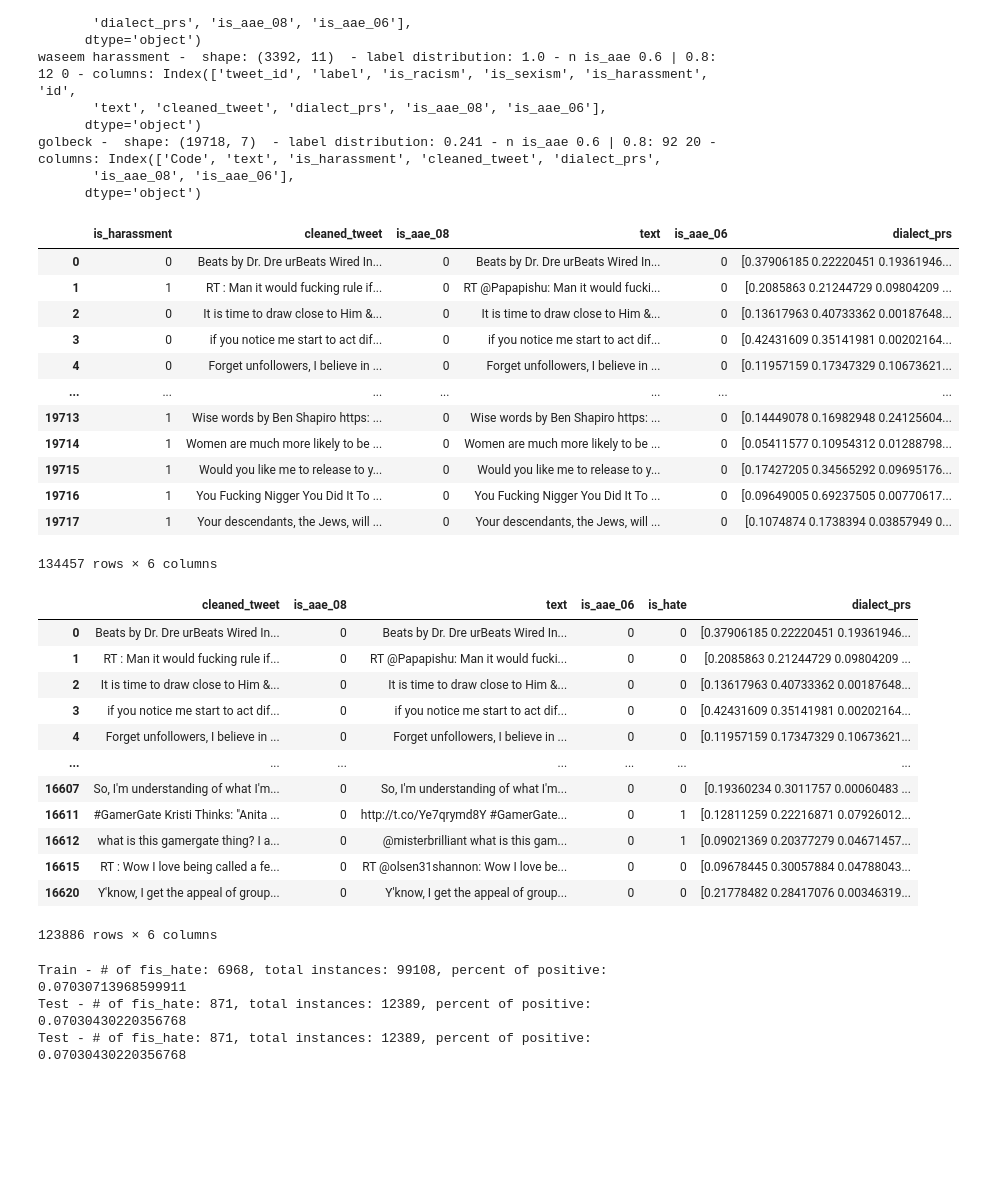
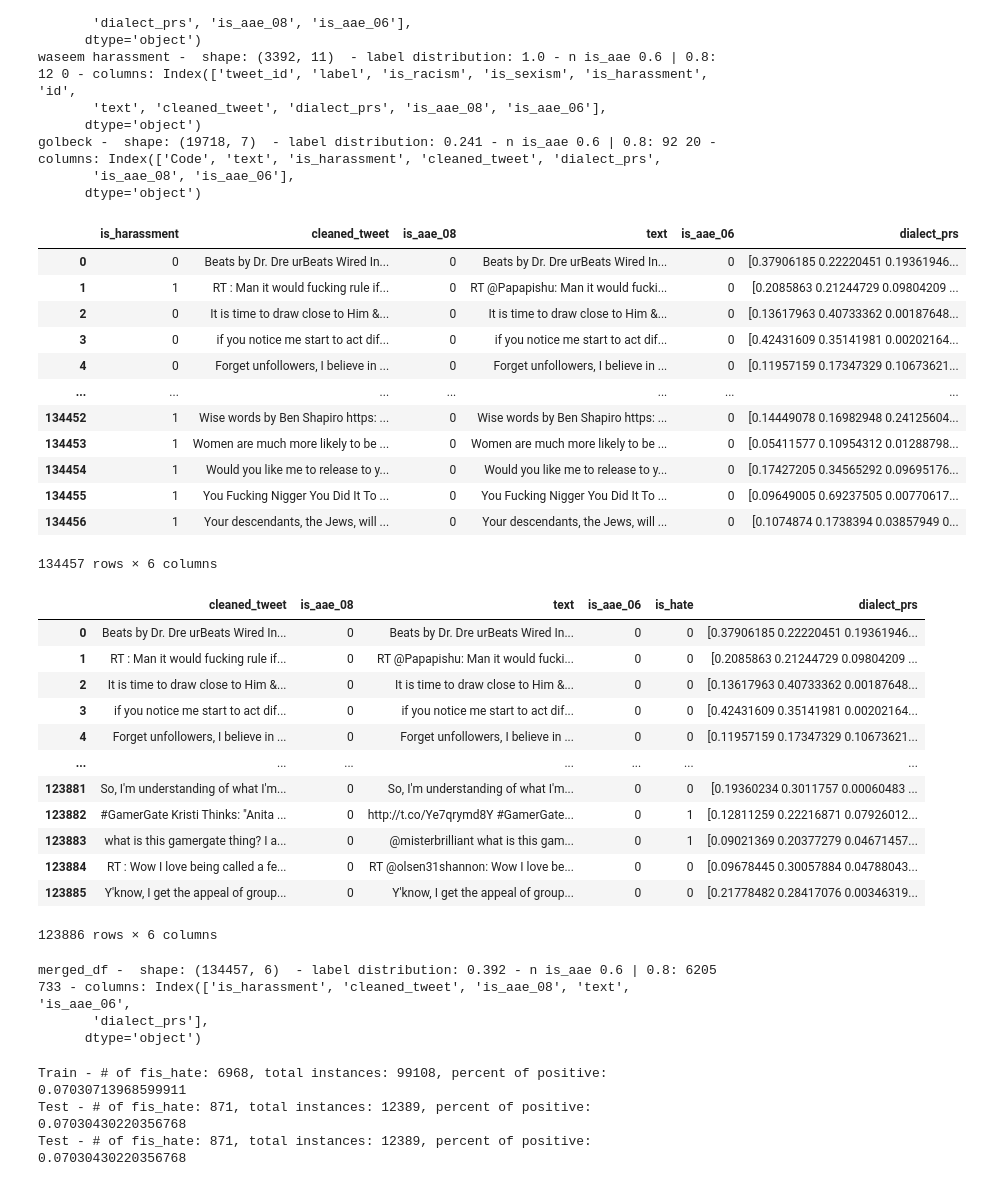
Before and after one commit to matanhalevy/DebiasingHateDetectionAAE, a Jupyter notebook: notebooks/twitter_datasets.ipynb, the cells around one changed output. Drawn from its saved outputs; the diff is of its cells as text; code cells hidden in the pictures; blank space fills up the shorter version.

```diff
--- a/notebooks/twitter_datasets.ipynb
+++ b/notebooks/twitter_datasets.ipynb
@@ -147,24 +147,24 @@ merged_df_hate.drop_duplicates(inplace=True, subset=['cleaned_tweet'])
 merged_df_hate.dropna(inplace=True)
 merged_df_hate.to_csv('../data/twitter_datasets/cleaned/all_hate_datasets_merged.csv',index=False)
 # %%
-# merged_df_harassment = pd.read_csv('../data/twitter_datasets/cleaned/all_harassment_datasets_merged.csv')
+merged_df_harassment = pd.read_csv('../data/twitter_datasets/cleaned/all_harassment_datasets_merged.csv')
 merged_df_harassment
 # %% [output]
 |  | is_harassment | cleaned_tweet | is_aae_08 | text | is_aae_06 | dialect_prs |
 | 0 | 0 | Beats by Dr. Dre urBeats Wired In... | 0 | Beats by Dr. Dre urBeats Wired In... | 0 | [0.37906185 0.22220451 0.19361946... |
 | 1 | 1 | RT : Man it would fucking rule if... | 0 | RT @Papapishu: Man it would fucki... | 0 | [0.2085863 0.21244729 0.09804209 ... |
 | 2 | 0 | It is time to draw close to Him &... | 0 | It is time to draw close to Him &... | 0 | [0.13617963 0.40733362 0.00187648... |
 | 3 | 0 | if you notice me start to act dif... | 0 | if you notice me start to act dif... | 0 | [0.42431609 0.35141981 0.00202164... |
 | 4 | 0 | Forget unfollowers, I believe in ... | 0 | Forget unfollowers, I believe in ... | 0 | [0.11957159 0.17347329 0.10673621... |
 | ... | ... | ... | ... | ... | ... | ... |
-| 19713 | 1 | Wise words by Ben Shapiro https: ... | 0 | Wise words by Ben Shapiro https: ... | 0 | [0.14449078 0.16982948 0.24125604... |
-| 19714 | 1 | Women are much more likely to be ... | 0 | Women are much more likely to be ... | 0 | [0.05411577 0.10954312 0.01288798... |
-| 19715 | 1 | Would you like me to release to y... | 0 | Would you like me to release to y... | 0 | [0.17427205 0.34565292 0.09695176... |
-| 19716 | 1 | You Fucking Nigger You Did It To ... | 0 | You Fucking Nigger You Did It To ... | 0 | [0.09649005 0.69237505 0.00770617... |
-| 19717 | 1 | Your descendants, the Jews, will ... | 0 | Your descendants, the Jews, will ... | 0 | [0.1074874 0.1738394 0.03857949 0... |
+| 134452 | 1 | Wise words by Ben Shapiro https: ... | 0 | Wise words by Ben Shapiro https: ... | 0 | [0.14449078 0.16982948 0.24125604... |
+| 134453 | 1 | Women are much more likely to be ... | 0 | Women are much more likely to be ... | 0 | [0.05411577 0.10954312 0.01288798... |
+| 134454 | 1 | Would you like me to release to y... | 0 | Would you like me to release to y... | 0 | [0.17427205 0.34565292 0.09695176... |
+| 134455 | 1 | You Fucking Nigger You Did It To ... | 0 | You Fucking Nigger You Did It To ... | 0 | [0.09649005 0.69237505 0.00770617... |
+| 134456 | 1 | Your descendants, the Jews, will ... | 0 | Your descendants, the Jews, will ... | 0 | [0.1074874 0.1738394 0.03857949 0... |
 134457 rows × 6 columns
 # %%
-# merged_df_hate = pd.read_csv('../data/twitter_datasets/cleaned/all_hate_datasets_merged.csv')
+merged_df_hate = pd.read_csv('../data/twitter_datasets/cleaned/all_hate_datasets_merged.csv')
 merged_df_hate
 # %% [output]
 |  | cleaned_tweet | is_aae_08 | text | is_aae_06 | is_hate | dialect_prs |
@@ -174,15 +174,19 @@ merged_df_hate
 | 3 | if you notice me start to act dif... | 0 | if you notice me start to act dif... | 0 | 0 | [0.42431609 0.35141981 0.00202164... |
 | 4 | Forget unfollowers, I believe in ... | 0 | Forget unfollowers, I believe in ... | 0 | 0 | [0.11957159 0.17347329 0.10673621... |
 | ... | ... | ... | ... | ... | ... | ... |
-| 16607 | So, I'm understanding of what I'm... | 0 | So, I'm understanding of what I'm... | 0 | 0 | [0.19360234 0.3011757 0.00060483 ... |
-| 16611 | #GamerGate Kristi Thinks: "Anita ... | 0 | http://t.co/Ye7qrymd8Y #GamerGate... | 0 | 1 | [0.12811259 0.22216871 0.07926012... |
-| 16612 | what is this gamergate thing? I a... | 0 | @misterbrilliant what is this gam... | 0 | 1 | [0.09021369 0.20377279 0.04671457... |
-| 16615 | RT : Wow I love being called a fe... | 0 | RT @olsen31shannon: Wow I love be... | 0 | 0 | [0.09678445 0.30057884 0.04788043... |
-| 16620 | Y'know, I get the appeal of group... | 0 | Y'know, I get the appeal of group... | 0 | 0 | [0.21778482 0.28417076 0.00346319... |
+| 123881 | So, I'm understanding of what I'm... | 0 | So, I'm understanding of what I'm... | 0 | 0 | [0.19360234 0.3011757 0.00060483 ... |
+| 123882 | #GamerGate Kristi Thinks: "Anita ... | 0 | http://t.co/Ye7qrymd8Y #GamerGate... | 0 | 1 | [0.12811259 0.22216871 0.07926012... |
+| 123883 | what is this gamergate thing? I a... | 0 | @misterbrilliant what is this gam... | 0 | 1 | [0.09021369 0.20377279 0.04671457... |
+| 123884 | RT : Wow I love being called a fe... | 0 | RT @olsen31shannon: Wow I love be... | 0 | 0 | [0.09678445 0.30057884 0.04788043... |
+| 123885 | Y'know, I get the appeal of group... | 0 | Y'know, I get the appeal of group... | 0 | 0 | [0.21778482 0.28417076 0.00346319... |
 123886 rows × 6 columns
 # %%
-print('merged_df -  shape:', merged_df.shape, ' - label distribution:', round((merged_df[merged_df['is_harassment']==1].shape[0] / merged_df.shape[0]), 3),'- n is_aae 0.6 | 0.8:',merged_df[merged_df['is_aae_06']==1].shape[0],merged_df[merged_df['is_aae_08']==1].shape[0], '- columns:', merged_df.columns)
-merged_df
+print('merged_df -  shape:', merged_df_harassment.shape, ' - label distribution:', round((merged_df_harassment[merged_df_harassment['is_harassment']==1].shape[0] / merged_df_harassment.shape[0]), 3),'- n is_aae 0.6 | 0.8:',merged_df_harassment[merged_df_harassment['is_aae_06']==1].shape[0],merged_df_harassment[merged_df_harassment['is_aae_08']==1].shape[0], '- columns:', merged_df_harassment.columns)
+# merged_df
+# %% [output]
+merged_df -  shape: (134457, 6)  - label distribution: 0.392 - n is_aae 0.6 | 0.8: 6205 733 - columns: Index(['is_harassment', 'cleaned_tweet', 'is_aae_08', 'text', 'is_aae_06',
+       'dialect_prs'],
+      dtype='object')
 # %%
 # 11187/merged_df[merged_df['is_aae']==0].shape[0] # 0.10797428769979152 11187/103608
 # %%
```
Also changed, not shown: 18 other files.
